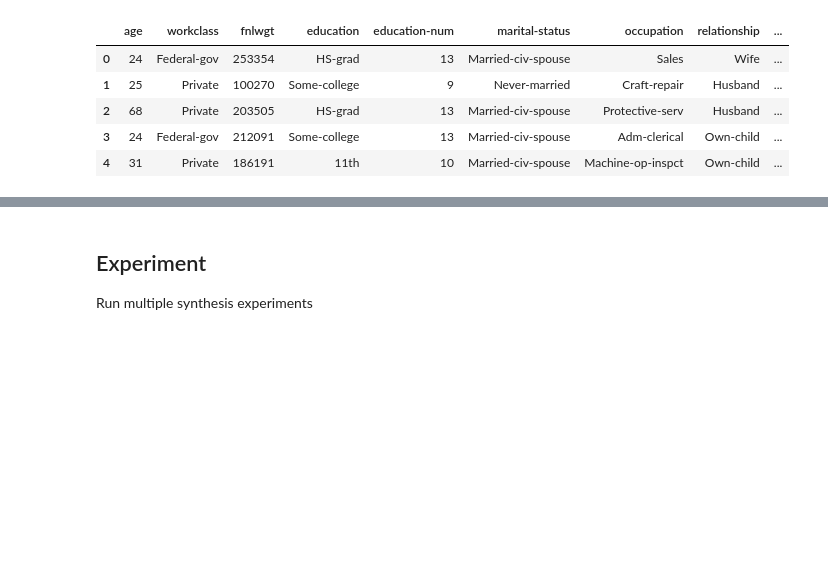
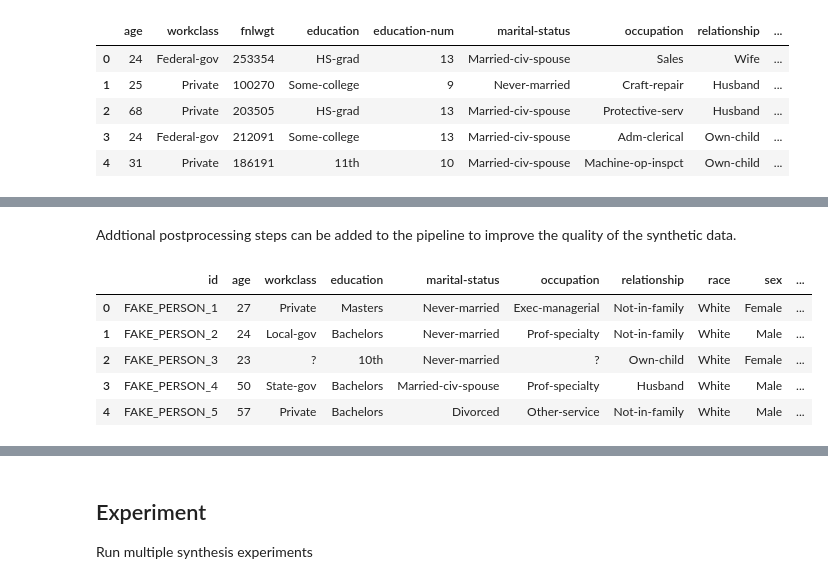
Before and after one commit to gsel9/crn-synth, a Jupyter notebook: examples/adult/000_generate_synthetic_data_adult.ipynb, the cells around one changed output, grey strips where cells are left out. Cells and saved outputs as stored; diff of their text form; code cells hidden in the pictures; blank space fills up the shorter version.

```diff
--- a/examples/adult/000_generate_synthetic_data_adult.ipynb
+++ b/examples/adult/000_generate_synthetic_data_adult.ipynb
@@ -280,0 +153,3 @@ df_gen
+# %%
+generator=PrivBayes(epsilon=EPSILON, verbose=VERBOSE)
+generator.fit(df_train_input)
@@ -280,0 +174,3 @@ df_gen
+# %%
+df_synth = generator.generate(n_records=df.shape[0])
+df_synth.head()
@@ -280,0 +220,3 @@ df_gen
+# %%
+df_synth_inv, generalizers = postprocessing.reverse_generalization(df_synth, generalizers)
+df_synth_inv.head()
@@ -280,0 +230,24 @@ df_gen
+# %% [markdown]
+Addtional postprocessing steps can be added to the pipeline to improve the quality of the synthetic data.
+# %%
+def postprocess_synth_data(data_synth: pd.DataFrame) -> pd.DataFrame:
+    """Post-process the synthetic data."""
+    # add identifier to notify user that this is synthetic data (fake)
+    id_string = 'FAKE_PERSON_'
+    data_synth['id'] = [id_string + str(i) for i in np.arange(1, data_synth.shape[0]+1)]
+
+    # make id column first
+    cols = data_synth.columns.tolist()
+    cols = cols[-1:] + cols[:-1]
+    data_synth = data_synth[cols]
+    return data_synth
+
+df_synth_final = postprocess_synth_data(df_synth_inv)
+df_synth_final.head()
+# %% [output]
+|  | id | age | workclass | education | marital-status | occupation | relationship | race | sex | ... |
+| 0 | FAKE_PERSON_1 | 27 | Private | Masters | Never-married | Exec-managerial | Not-in-family | White | Female | ... |
+| 1 | FAKE_PERSON_2 | 24 | Local-gov | Bachelors | Never-married | Prof-specialty | Not-in-family | White | Male | ... |
+| 2 | FAKE_PERSON_3 | 23 | ? | 10th | Never-married | ? | Own-child | White | Female | ... |
+| 3 | FAKE_PERSON_4 | 50 | State-gov | Bachelors | Married-civ-spouse | Prof-specialty | Husband | White | Male | ... |
+| 4 | FAKE_PERSON_5 | 57 | Private | Bachelors | Divorced | Other-service | Not-in-family | White | Male | ... |
```
Also changed, not shown: parts of 22 cells of this notebook, 12 other files.
